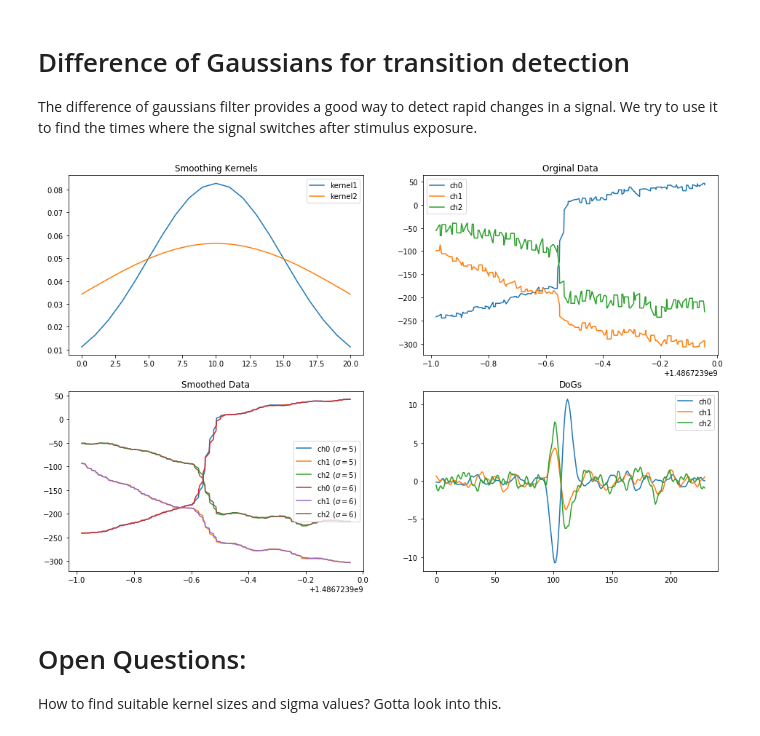
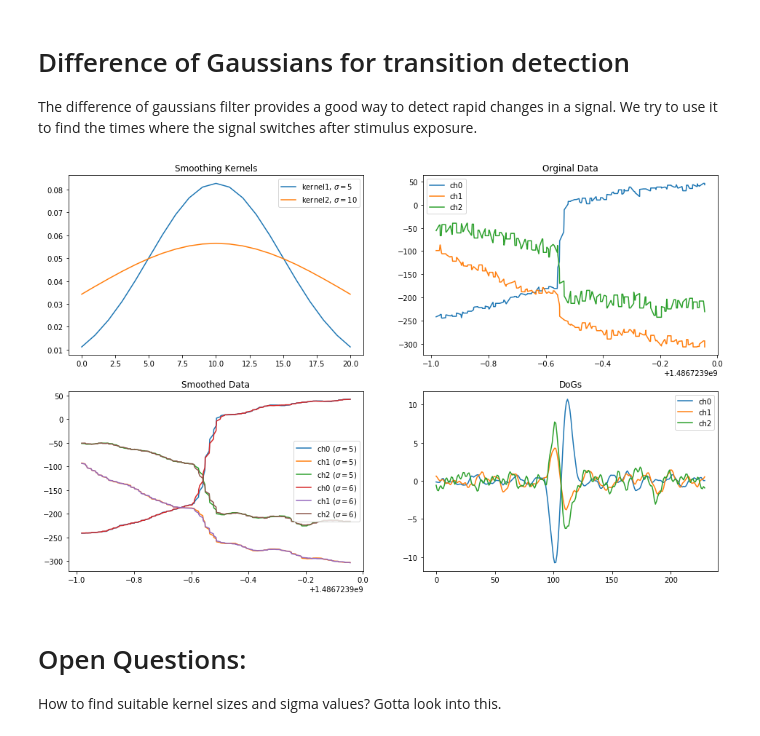
Before and after one commit to jleugeri/traumschreiber_EOG, a Jupyter notebook: patrick/data_analysis.ipynb, the cells around one changed output. Cells and saved outputs as stored; diff of their text form; code cells hidden in the pictures.

```diff
--- a/patrick/data_analysis.ipynb
+++ b/patrick/data_analysis.ipynb
@@ -324,8 +324,8 @@ kernel2 /= sum(kernel2)
 # plot kernels
 plt.sca(next(axes))
 plt.title('Smoothing Kernels')
-plt.plot(kernel1, label='kernel1')
-plt.plot(kernel2, label='kernel2')
+plt.plot(kernel1, label='kernel1, $\sigma = {}$'.format(s1))
+plt.plot(kernel2, label='kernel2, $\sigma = {}$'.format(s2))
 plt.legend()
 
 
@@ -338,34 +338,34 @@ d = eog.shape[0] - smoothed_eog1.shape[0]
 valid_idxs = np.s_[round(d/2):-round(d/2)]
 valid_times = times[valid_idxs]
 valid_eog = eog[valid_idxs, :]
 
 
 # plot original data
 plt.sca(next(axes))
 plt.title('Orginal Data')
 lines = plt.plot(valid_times, valid_eog)
 channel_names = ['ch{}'.format(i) for i in range(3)]
 plt.legend(lines, channel_names)
 
 # plot smoothed data
 plt.sca(next(axes))
 plt.title('Smoothed Data')
 lines1 = plt.plot(valid_times, smoothed_eog1)
 lines2 = plt.plot(valid_times, smoothed_eog2)
 plt.legend(lines1 + lines2, ['ch{} ($\sigma = {}$)'.format(ch, s) for s in [5,6] for ch in range(3)])
 
 
 # calculate Difference of Gaussians
 dogs = smoothed_eog1 - smoothed_eog2
 
 # plot DoGs
 plt.sca(next(axes))
 plt.title('DoGs')
 lines = plt.plot(dogs)
 plt.legend(lines, channel_names)
 pass
 # %% [output]
-[figure, old version]
+[figure, new version]
 # %% [markdown]
 # Open Questions:
 How to find suitable kernel sizes and sigma values? Gotta look into this.
```
Also changed, not shown: parts of 1 cell of this notebook.
